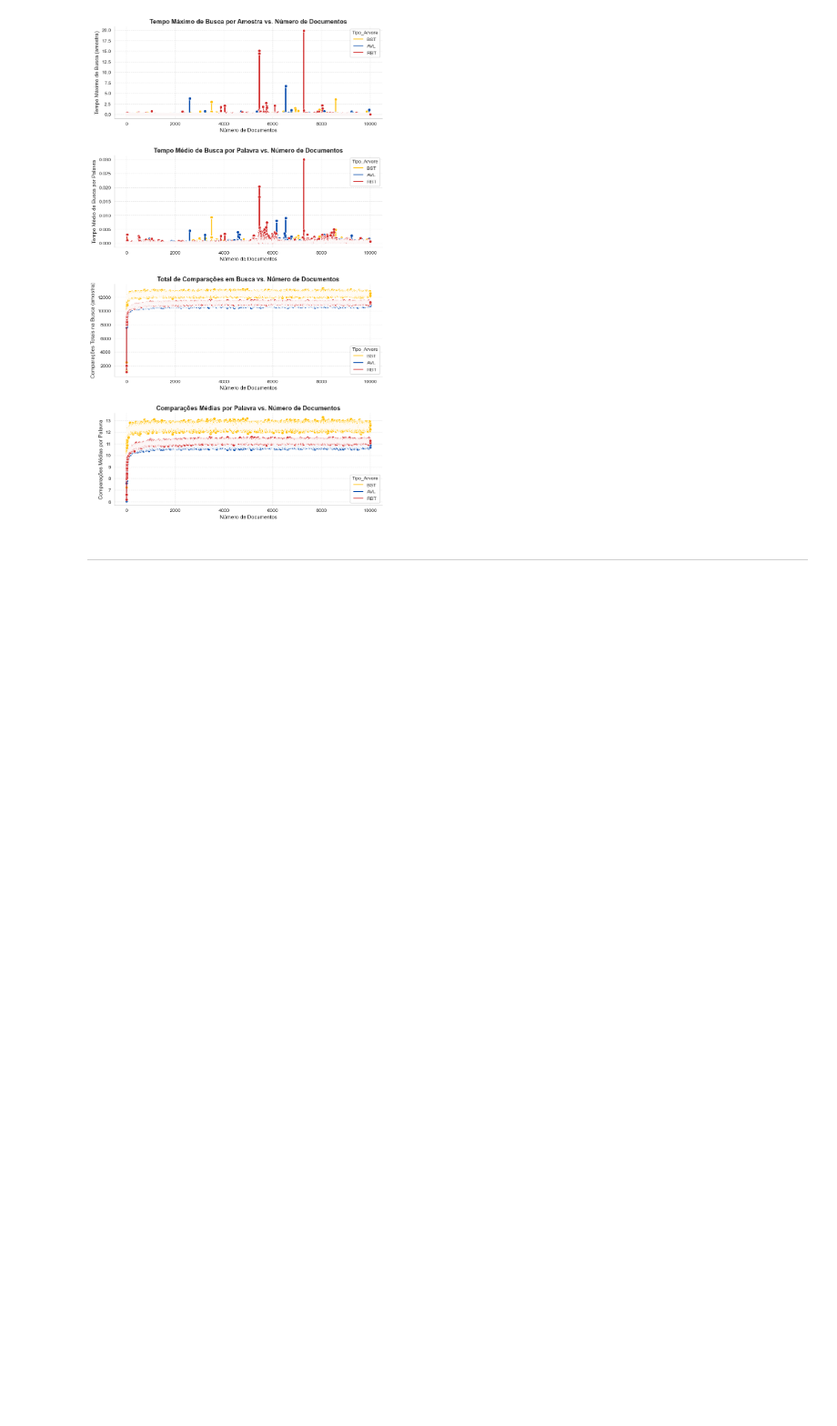
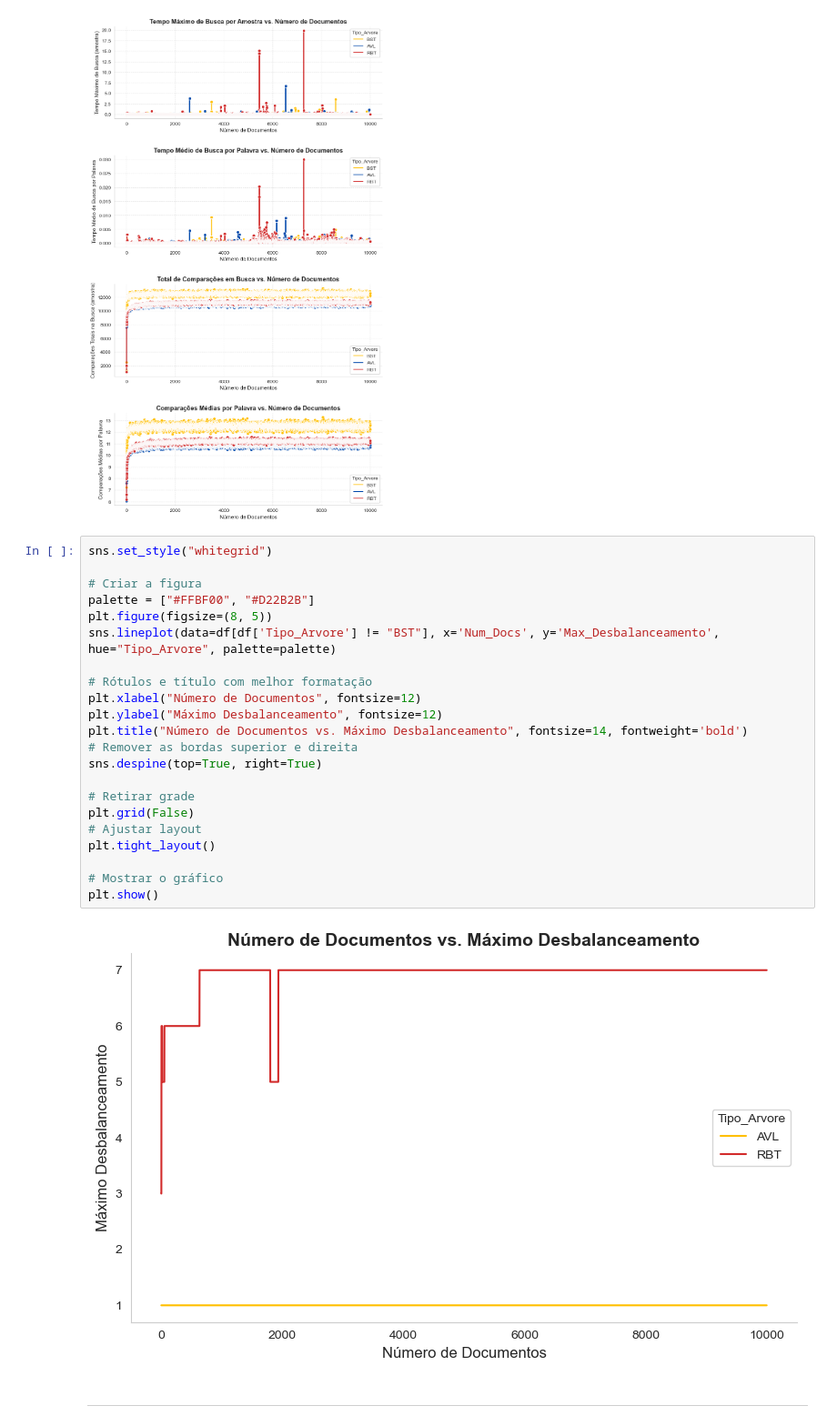
Before and after one commit to JaimeWillianCarneiro/projetofinal-ed, a Jupyter notebook: docs/allstats.ipynb, the cells around one changed output. Shown at 91% size. Cells and saved outputs as stored; diff of their text form; blank space fills up the shorter version.

```diff
--- a/docs/allstats.ipynb
+++ b/docs/allstats.ipynb
@@ -551,5 +665,29 @@ for i, g in enumerate(graficos):
 plt.show()
 # %% [output]
 [figure]
+# %%
+sns.set_style("whitegrid")
+
+# Criar a figura
+palette = ["#FFBF00", "#D22B2B"]
+plt.figure(figsize=(8, 5))
+sns.lineplot(data=df[df['Tipo_Arvore'] != "BST"], x='Num_Docs', y='Max_Desbalanceamento', hue="Tipo_Arvore", palette=palette)
+
+# Rótulos e título com melhor formatação
+plt.xlabel("Número de Documentos", fontsize=12)
+plt.ylabel("Máximo Desbalanceamento", fontsize=12)
+plt.title("Número de Documentos vs. Máximo Desbalanceamento", fontsize=14, fontweight='bold')
+# Remover as bordas superior e direita
+sns.despine(top=True, right=True)
+
+# Retirar grade
+plt.grid(False)
+# Ajustar layout
+plt.tight_layout()
+
+# Mostrar o gráfico
+plt.show()
+# %% [output]
+[figure, added]
 # %% [markdown]
 ---
```
Also changed, not shown: parts of 4 cells of this notebook, 2 other files.
